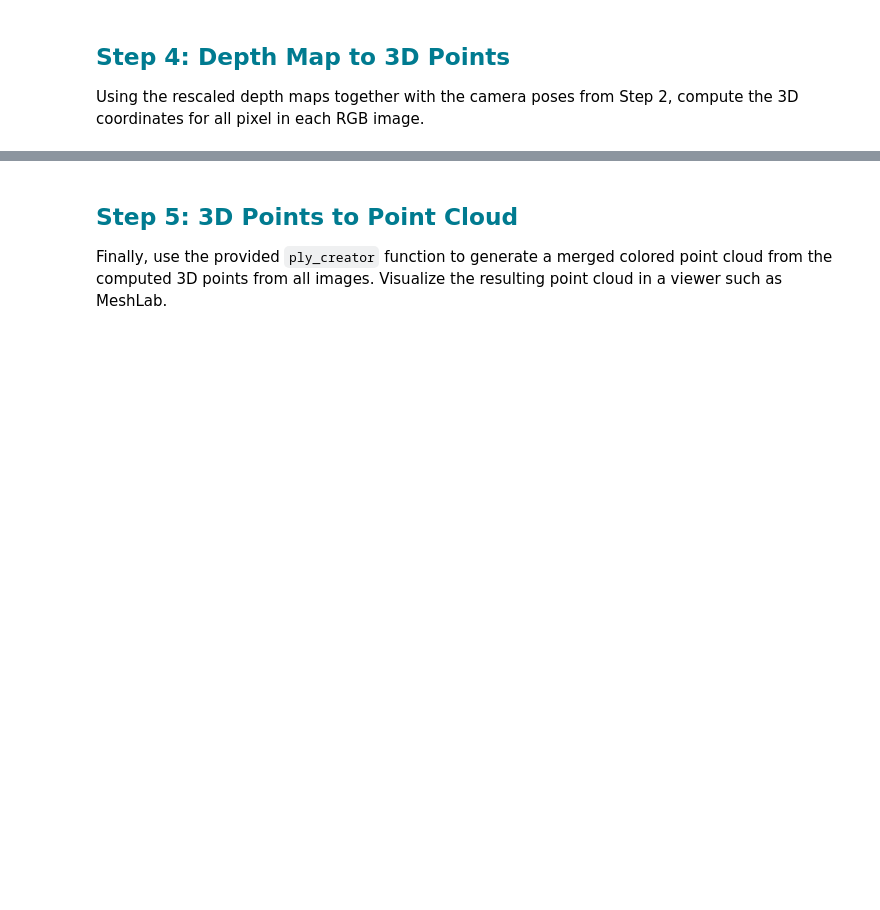
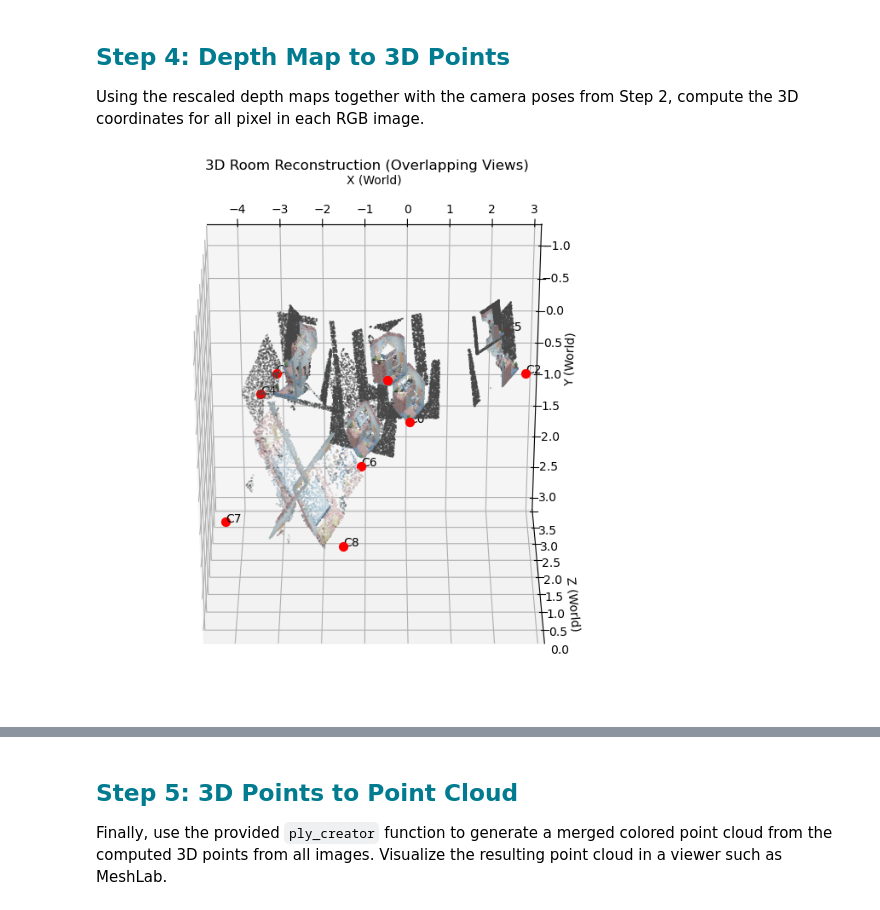
Before and after one commit to Zuboy/3D-Scene-Reconstruction, a Jupyter notebook: Project_Grp_13/project.ipynb, the cells around one changed output, grey strips where cells are left out. Drawn from its saved outputs; the diff is of its cells as text; code cells hidden in the pictures; blank space fills up the shorter version.

```diff
--- a/Project_Grp_13/project.ipynb
+++ b/Project_Grp_13/project.ipynb
@@ -651,54 +651,89 @@ Example visualization of the 7 features
 
 Using the rescaled depth maps together with the camera poses from Step 2, compute the 3D coordinates for all pixel in each RGB image.
 # %%
-# --- STEP 4: Dense Point Cloud Generation ---
+import numpy as np
+import matplotlib.pyplot as plt
+from mpl_toolkits.mplot3d import Axes3D
 
-all_points_world = []
-all_points_colors = []
+# --- 1. Accumulate Global Poses (The "Chaining" Logic) ---
+# Camera 0 is the world origin (Identity)
+world_poses = [np.eye(4)]
+for i in range(len(camera_movement)):
+    # T_next = T_current @ T_relative
+    # This ensures every camera is positioned relative to Camera 0
+    next_pose = world_poses[i] @ camera_movement[i]
+    world_poses.append(next_pose)
 
-# Get intrinsics from  K_mat (calculated in Step 3)
+# --- 2. Generate Dense 3D Points ---
+all_points = []
+all_colors = []
+
+# Get intrinsics from K_mat (from Step 3)
 fx, fy = K_mat[0, 0], K_mat[1, 1]
 cx, cy = K_mat[0, 2], K_mat[1, 2]
 
 for i in range(len(DEPTH_IMGS)):
     depth_map = DEPTH_IMGS[i]
     rgb_img = UNDISTORTED_RGB_IMGS[i]
+    pose = world_poses[i]  # The accumulated global pose
+    scale = final_scales[i] # The Z_max factor from Step 3
 
-    # Get the accumulated world pose for this camera
-    # This matrix transforms points from Camera-Space to World-Space
-    T_cam_to_world = WORLD_CAMERA_POSES[i]
-
-    # Get depth scale for this specific image from Step 3
-    z_max = final_scales[i]
-
+    # Create pixel grid
     h, w = depth_map.shape
     u, v = np.meshgrid(np.arange(w), np.arange(h))
-
-    # Convert depth to metric units
-    z_f = (depth_map.flatten().astype(float) / 255.0) * z_max
     u_f, v_f = u.flatten(), v.flatten()
 
-    # Filter out empty/background pixels
+    # Metric Depth calculation: Z = (raw/255) * Z_max
+    z_f = (depth_map.flatten().astype(float) / 255.0) * scale
+
+    # Filter valid pixels (depth > 0)
     mask = z_f > 0
     u_f, v_f, z_f = u_f[mask], v_f[mask], z_f[mask]
 
     # Back-project to Camera Frame
     x_c = (u_f - cx) * z_f / fx
     y_c = (v_f - cy) * z_f / fy
     z_c = z_f
 
-    # Prepare homogeneous coordinates [4, N]
-    pts_cam = np.vstack((x_c, y_c, z_c, np.ones_like(z_f)))
+    # Transform to World Frame
+    # P_world = Pose @ P_camera
+    pts_hom = np.vstack((x_c, y_c, z_c, np.ones_like(z_f)))
+    pts_world = (pose @ pts_hom).T
 
-    # Transform to World Frame: P_world = T_cam_to_world * P_cam
-    pts_world = (T_cam_to_world @ pts_cam).T
+    all_points.append(pts_world[:, :3])
+    all_colors.append(rgb_img[v_f, u_f] / 255.0) # Normalize for plotting
 
-    all_points_world.append(pts_world[:, :3])
-    all_points_colors.append(rgb_img[v_f, u_f])
+# Combine for visualization
+combined_pts = np.vstack(all_points)
+combined_cols = np.vstack(all_colors)
 
-# Combine all views
-combined_points = np.vstack(all_points_world)
-combined_colors = np.vstack(all_points_colors)
+# --- 3. 3D Plotting (Visualization) ---
+fig = plt.figure(figsize=(10, 8))
+ax = fig.add_subplot(111, projection='3d')
+
+# Subsample points for performance (plotting 4 million points will freeze)
+sample_idx = np.random.choice(len(combined_pts), 50000, replace=False)
+pts_plot = combined_pts[sample_idx]
+cols_plot = combined_cols[sample_idx]
+
+# Scatter plot
+ax.scatter(pts_plot[:, 0], pts_plot[:, 1], pts_plot[:, 2], c=cols_plot, s=0.2)
+
+# Plot Camera centers to verify the path
+for i, p in enumerate(world_poses):
+    ax.scatter(p[0, 3], p[1, 3], p[2, 3], c='red', s=50)
+    ax.text(p[0, 3], p[1, 3], p[2, 3], f"C{i}", color='black')
+
+ax.set_title("3D Room Reconstruction (Overlapping Views)")
+ax.set_xlabel("X (World)")
+ax.set_ylabel("Y (World)")
+ax.set_zlabel("Z (World)")
+
+# Set view to see the room interior
+ax.view_init(elev=-60, azim=-90)
+plt.show()
+# %% [output]
+[figure, added]
 # %% [markdown]
 Example visualization of cameras and 3D points (of the 7 features) from one image
 
```
Also changed, not shown: parts of 2 cells of this notebook.
